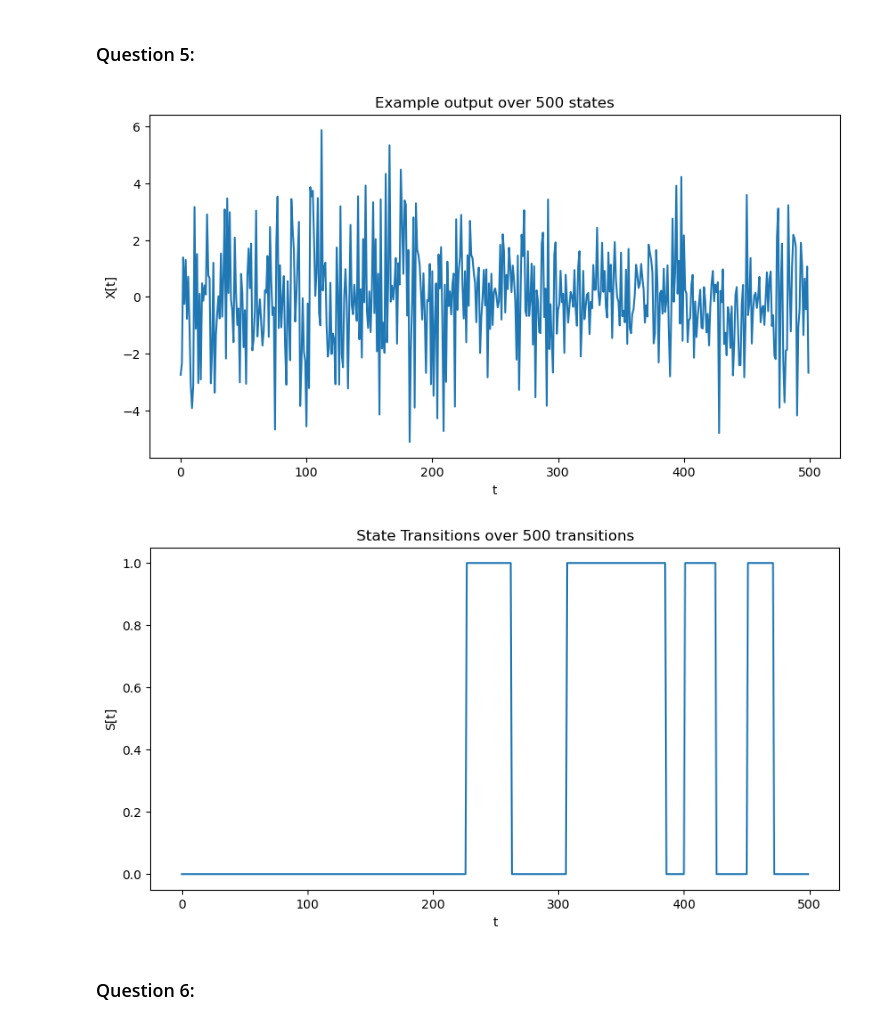
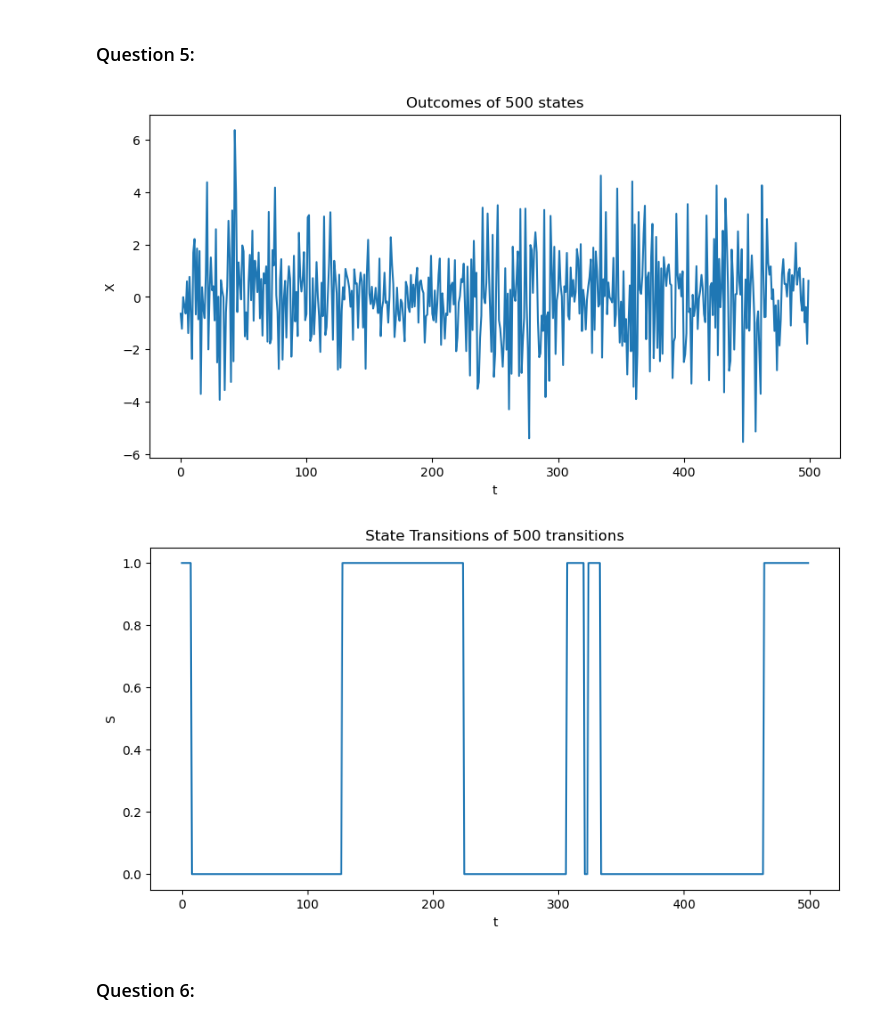
Before and after one commit to hwtomy/PRML, a Jupyter notebook: Assignment_1/Assignment_1/EQ2341_Assignment_1.ipynb, the cells around one changed output. Saved outputs shown, nothing was run; the diff lists cells and outputs as text; code cells hidden in the pictures.

```diff
--- a/Assignment_1/Assignment_1/EQ2341_Assignment_1.ipynb
+++ b/Assignment_1/Assignment_1/EQ2341_Assignment_1.ipynb
@@ -143,27 +142,27 @@ plt.show()
 # %%
 mc = MarkovChain(q, A)
 
 g1 = GaussD( means=[0], stdevs=[1] )   # Distribution for state = 1
 g2 = GaussD( means=[0], stdevs=[2] )   # Distribution for state = 2
 hmm  = HMM( mc, [g1, g2])                # The HMM
 
 # Generate an output sequence
 x,s = hmm.rand( 500 )
 plt.figure(figsize=(10,5))
 plt.plot(x[0,:])
 plt.xlabel("t")
-plt.ylabel("X[t]")
-plt.title("Example output over 500 states")
+plt.ylabel("X")
+plt.title("Outcomes of 500 states")
 plt.show()
 plt.figure(figsize=(10,5))
 plt.plot(s)
 plt.xlabel("t")
-plt.ylabel("S[t]")
-plt.title("State Transitions over 500 transitions")
+plt.ylabel("S")
+plt.title("State Transitions of 500 transitions")
 plt.show()
 # %% [output]
-[figure, old version]
+[figure, new version]
-[figure, old version]
+[figure, new version]
 # %% [markdown]
 ### Question 6:
 # %%
```
Also changed, not shown: parts of 5 cells of this notebook, 3 other files.
